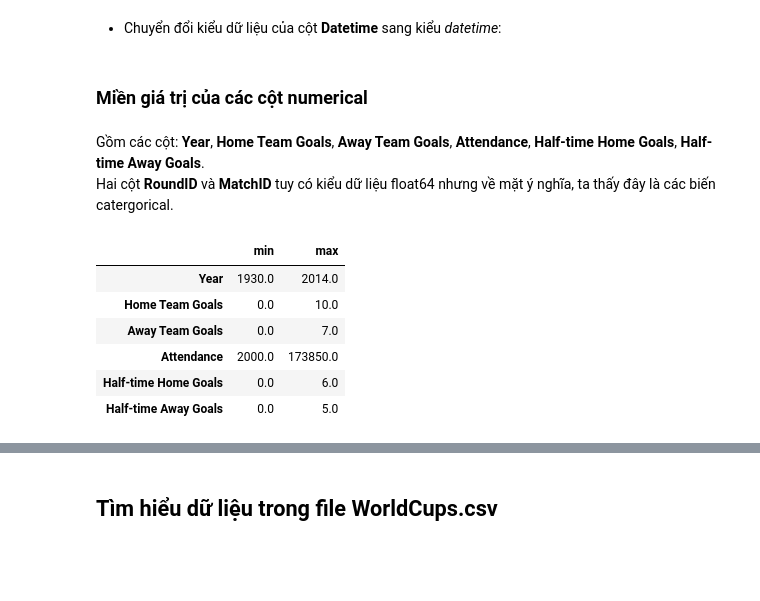
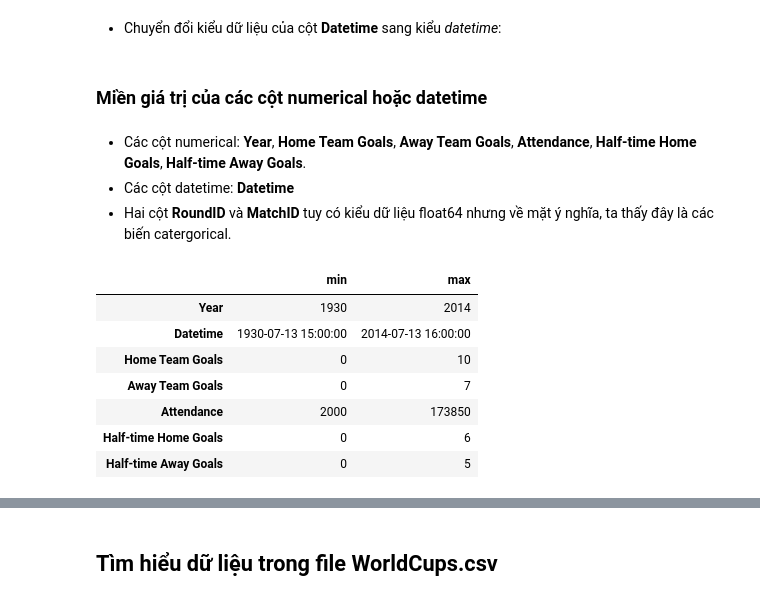
Before and after one commit to logacc99/LTKHDL_FinalProject, a Jupyter notebook: 1712174-NguyenGiaThuan.ipynb, the cells around one changed output, grey strips where cells are left out. Drawn from its saved outputs; the diff is of its cells as text; code cells hidden in the pictures; blank space fills up the shorter version.

```diff
--- a/1712174-NguyenGiaThuan.ipynb
+++ b/1712174-NguyenGiaThuan.ipynb
@@ -14,7 +14,7 @@ plt.rcParams["font.family"] = "serif"
 # %% [markdown]
 Đọc dữ liệu từ file WorldCupMatches.csv vào biến `match_data` và file WorldCups.csv vào biến `overall_data`
 # %%
-match_data = pd.read_csv('WorldCupMatches.csv')
+match_data = pd.read_csv('WorldCupMatches.csv', encoding='ISO-8859-1')
 overall_data = pd.read_csv('WorldCups.csv')
 # %% [markdown]
 ## Tìm hiểu dữ liệu trong file WorldCupMatches.csv
@@ -79,21 +79,23 @@ match_data = match_data[:852]
 # %%
 match_data['Datetime'] = pd.to_datetime(match_data['Datetime'])
 # %% [markdown]
-### Miền giá trị của các cột numerical
+### Miền giá trị của các cột numerical hoặc datetime
 # %% [markdown]
-Gồm các cột: **Year**, **Home Team Goals**, **Away Team Goals**, **Attendance**, **Half-time Home Goals**, **Half-time Away Goals**. <br>
-Hai cột **RoundID** và **MatchID** tuy có kiểu dữ liệu float64 nhưng về mặt ý nghĩa, ta thấy đây là các biến catergorical.
+- Các cột numerical: **Year**, **Home Team Goals**, **Away Team Goals**, **Attendance**, **Half-time Home Goals**, **Half-time Away Goals**. <br>
+- Các cột datetime: **Datetime** <br>
+- Hai cột **RoundID** và **MatchID** tuy có kiểu dữ liệu float64 nhưng về mặt ý nghĩa, ta thấy đây là các biến catergorical.
 # %%
-numerical_col = ['Year', 'Home Team Goals', 'Away Team Goals', 'Attendance', 'Half-time Home Goals', 'Half-time Away Goals']
+numerical_col = ['Year', 'Datetime', 'Home Team Goals', 'Away Team Goals', 'Attendance', 'Half-time Home Goals', 'Half-time Away Goals']
 col_ranges = pd.DataFrame(index = numerical_col, columns = ['min', 'max'])
 col_ranges.loc[:, 'min'] = match_data[numerical_col].min()
 col_ranges.loc[:, 'max'] = match_data[numerical_col].max()
 col_ranges
 # %% [output]
 |  | min | max |
-| Year | 1930.0 | 2014.0 |
-| Home Team Goals | 0.0 | 10.0 |
-| Away Team Goals | 0.0 | 7.0 |
-| Attendance | 2000.0 | 173850.0 |
-| Half-time Home Goals | 0.0 | 6.0 |
-| Half-time Away Goals | 0.0 | 5.0 |
+| Year | 1930 | 2014 |
+| Datetime | 1930-07-13 15:00:00 | 2014-07-13 16:00:00 |
+| Home Team Goals | 0 | 10 |
+| Away Team Goals | 0 | 7 |
+| Attendance | 2000 | 173850 |
+| Half-time Home Goals | 0 | 6 |
+| Half-time Away Goals | 0 | 5 |
```
Also changed, not shown: parts of 13 cells of this notebook.
